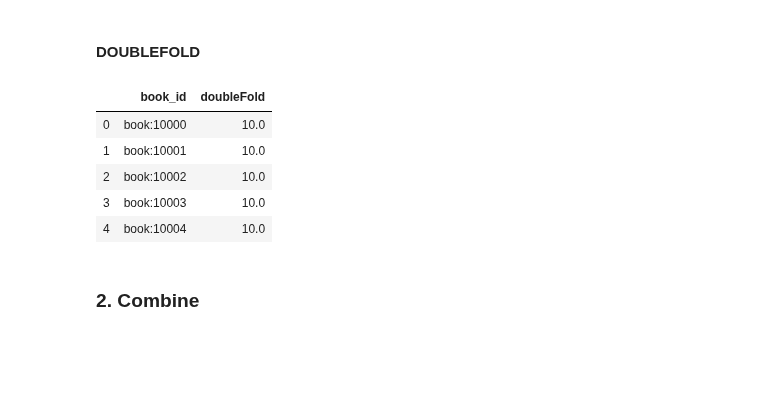
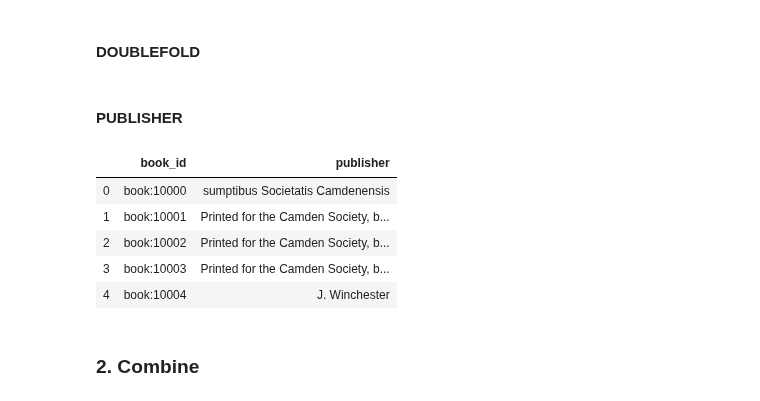
Before and after one commit to hujingc/umsi_loc_anc, a Jupyter notebook: loading_views.ipynb, the cells around one changed output. Drawn from its saved outputs; the diff is of its cells as text; code cells hidden in the pictures; blank space fills up the shorter version.

```diff
--- a/loading_views.ipynb
+++ b/loading_views.ipynb
@@ -234,17 +251,25 @@ sec_cleaned.head()
 # %% [markdown]
 #### DOUBLEFOLD
 # %%
-doublefold_cleaned = books[['id', 'doubleFold']]
-doublefold_cleaned.rename(columns={'id':'book_id'}, inplace=True)
-doublefold_cleaned['book_id'] = doublefold_cleaned['book_id'].astype(str)
-doublefold_cleaned.head()
+#NOT IMPORTANT
+# doublefold_cleaned = books[['id', 'doubleFold']]
+# doublefold_cleaned.rename(columns={'id':'book_id'}, inplace=True)
+# doublefold_cleaned['book_id'] = doublefold_cleaned['book_id'].astype(str)
+# doublefold_cleaned.head()
-# %% [output]
-|  | book_id | doubleFold |
-| 0 | book:10000 | 10.0 |
-| 1 | book:10001 | 10.0 |
-| 2 | book:10002 | 10.0 |
-| 3 | book:10003 | 10.0 |
-| 4 | book:10004 | 10.0 |
+# %% [markdown]
+#### PUBLISHER
+# %%
+publisher_cleaned = books[['id', 'publisher']]
+publisher_cleaned.rename(columns={'id':'book_id'}, inplace=True)
+publisher_cleaned['book_id'] = publisher_cleaned['book_id'].astype(str)
+publisher_cleaned.head()
+# %% [output]
+|  | book_id | publisher |
+| 0 | book:10000 | sumptibus Societatis Camdenensis |
+| 1 | book:10001 | Printed for the Camden Society, b... |
+| 2 | book:10002 | Printed for the Camden Society, b... |
+| 3 | book:10003 | Printed for the Camden Society, b... |
+| 4 | book:10004 | J. Winchester |
 # %% [markdown]
 ### 2. Combine
 # %%
```
Also changed, not shown: parts of 20 cells of this notebook, 2 other files.
